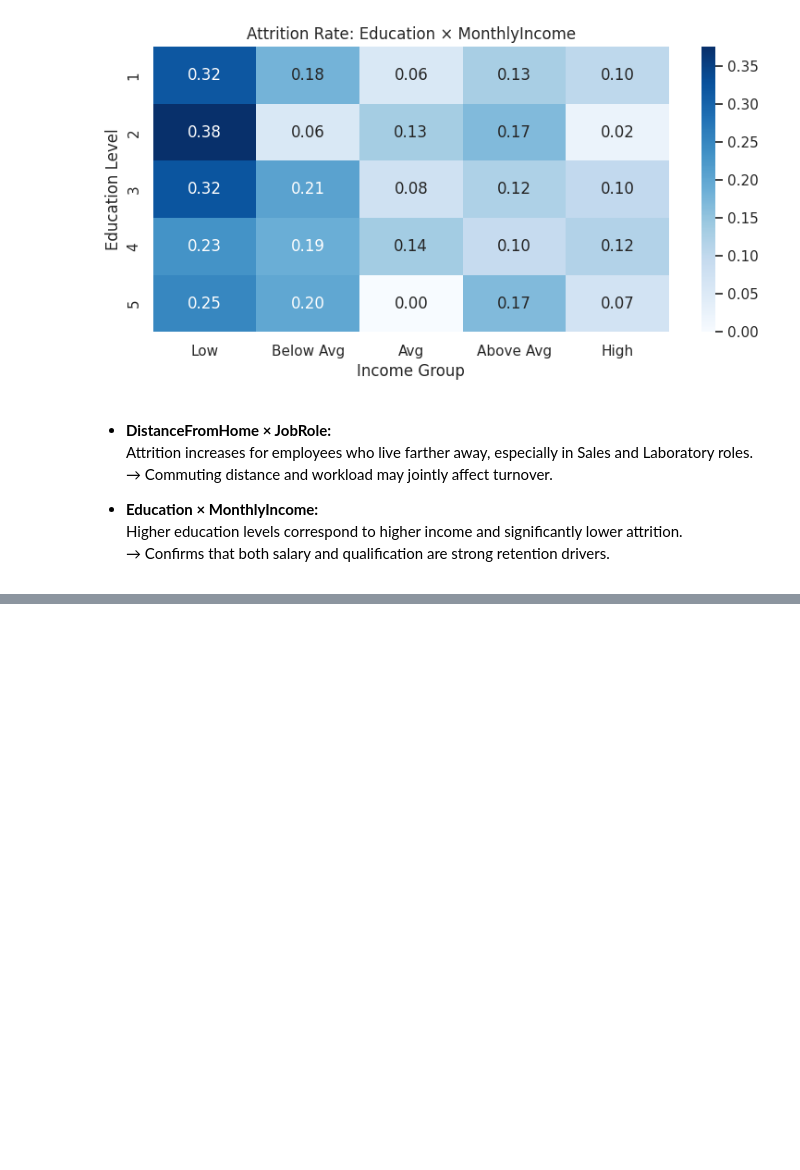
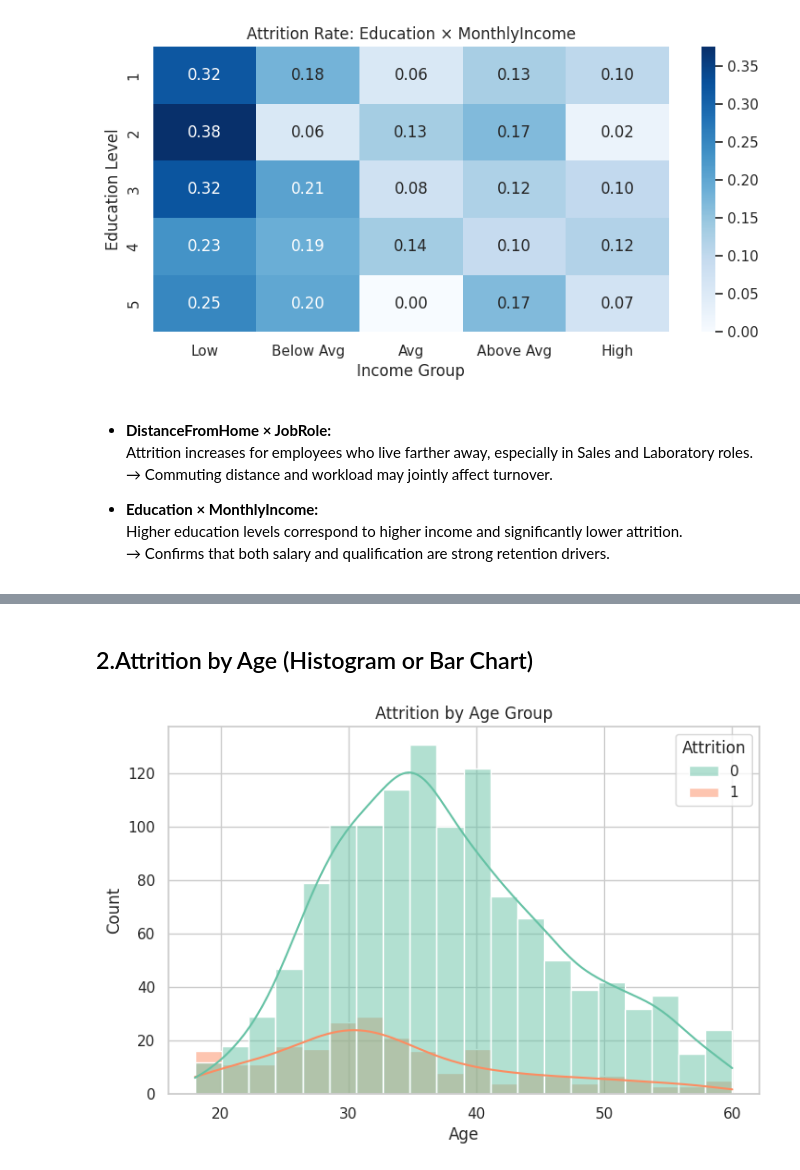
Before and after one commit to y-fares/PSTB-YCDynamics-Hackathon-1, a Jupyter notebook: yc_dynamics_hackathon1_subj3.ipynb, the cells around one changed output, grey strips where cells are left out. Drawn from its saved outputs; the diff is of its cells as text; code cells hidden in the pictures; blank space fills up the shorter version.

```diff
--- a/yc_dynamics_hackathon1_subj3.ipynb
+++ b/yc_dynamics_hackathon1_subj3.ipynb
@@ -824,0 +698,9 @@ stacked_counts(df, "JobRole", "Stayed vs Left by Job Role")
+# %% [markdown]
+## 2.Attrition by Age (Histogram or Bar Chart)
+# %%
+plt.figure(figsize=(8,5))
+sns.histplot(data=df, x='Age', hue='Attrition', bins=20, kde=True)
+plt.title('Attrition by Age Group')
+plt.show()
+# %% [output]
+[figure, added]
```
Also changed, not shown: parts of 67 cells of this notebook.
